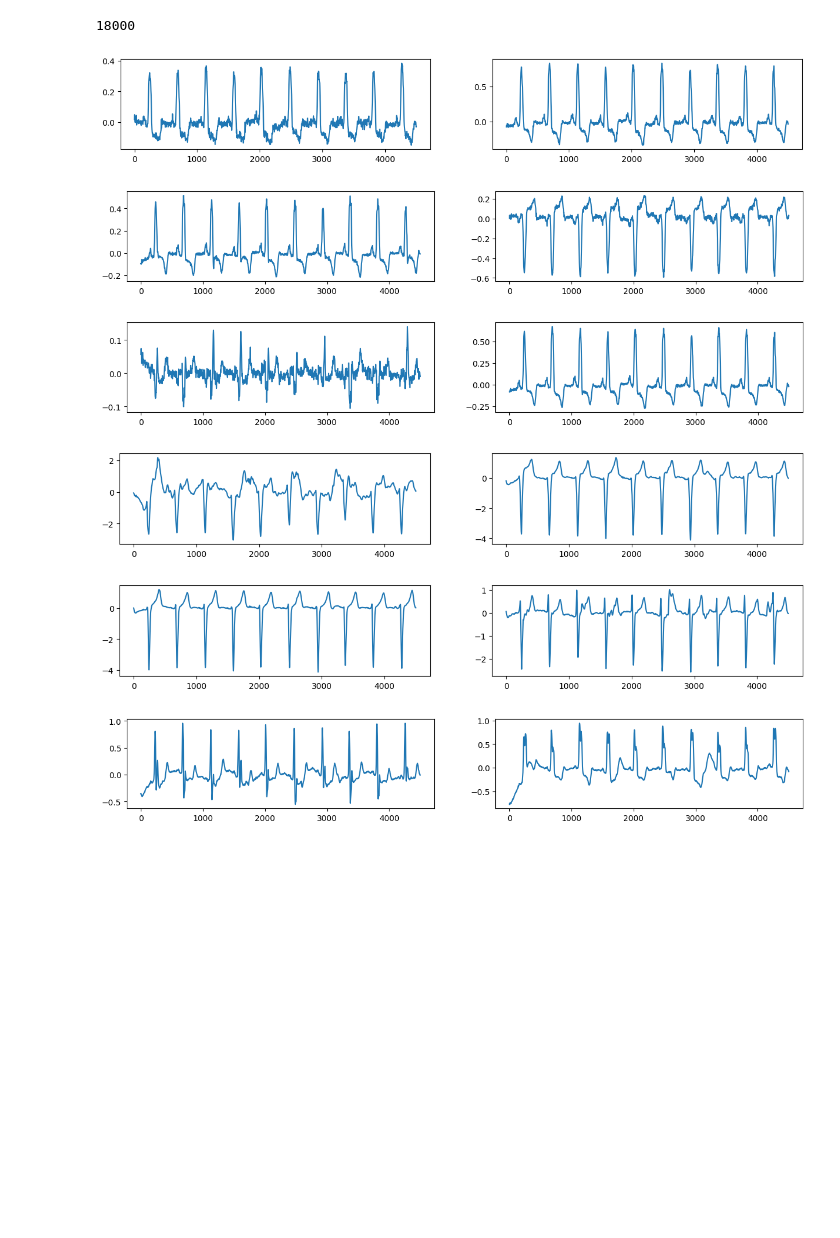
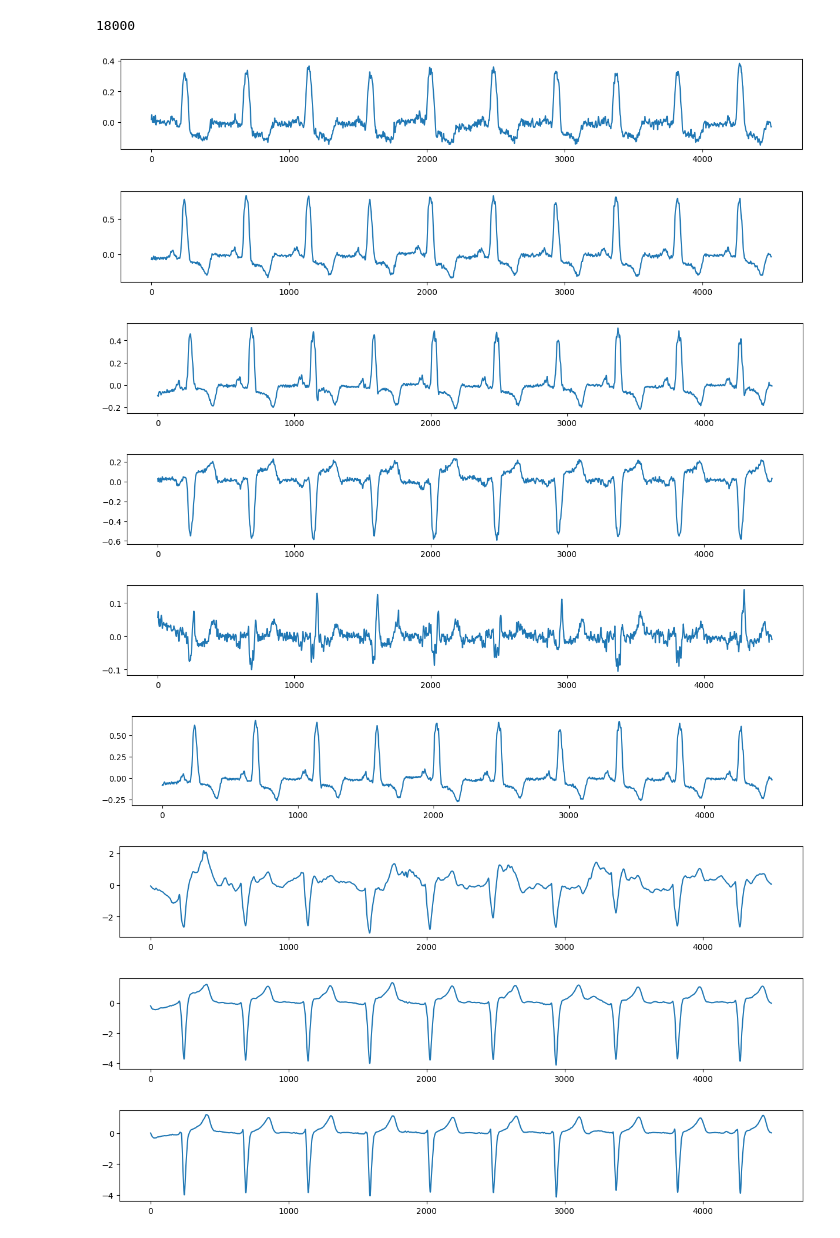
Before and after one commit to ScaleMind-C9308A/HeartResearch, a Jupyter notebook: Data Exploration/explore.ipynb, the cells around one changed output. Drawn from its saved outputs; the diff is of its cells as text; code cells hidden in the pictures; blank space fills up the shorter version.

```diff
--- a/Data Exploration/explore.ipynb
+++ b/Data Exploration/explore.ipynb
@@ -5,5 +7,5 @@ import matplotlib.pyplot as plt
 # %%
-mat = scipy.io.loadmat('E:\LAB\ScaleMind\Data_ECG\TrainingSet1\TrainingSet1\A0011.mat')
+mat = scipy.io.loadmat("/media/mountHDD2/khoibaocon/alldata/A0011.mat")
 # %%
 mat.keys()
 # %% [output]
@@ -92,19 +94,20 @@ print(len(a[2][1]))
 # %%
 def plots(i):
     plt.figure(figsize = (15,2))
-    plt.subplot(121)
     plt.plot(a[2][i][:4500])
 
-    plt.subplot(122)
-    plt.plot(a[2][i+1][:4500])
-
 for i in range(11):
-    if i % 2 ==0:
+    if i % 1 ==0:
         plots(i)
+# save_dir =
+# plt.savefig()
 # %% [output]
-[figure, old version]
+[figure, new version]
-[figure, old version]
+[figure, new version]
-[figure, old version]
+[figure, new version]
-[figure, old version]
+[figure, new version]
-[figure, old version]
+[figure, new version]
-[figure, old version]
+[figure, new version]
+[figure, added]
+[figure, added]
+[figure, added]
```
Also changed, not shown: parts of 3 cells of this notebook, 15 other files.
